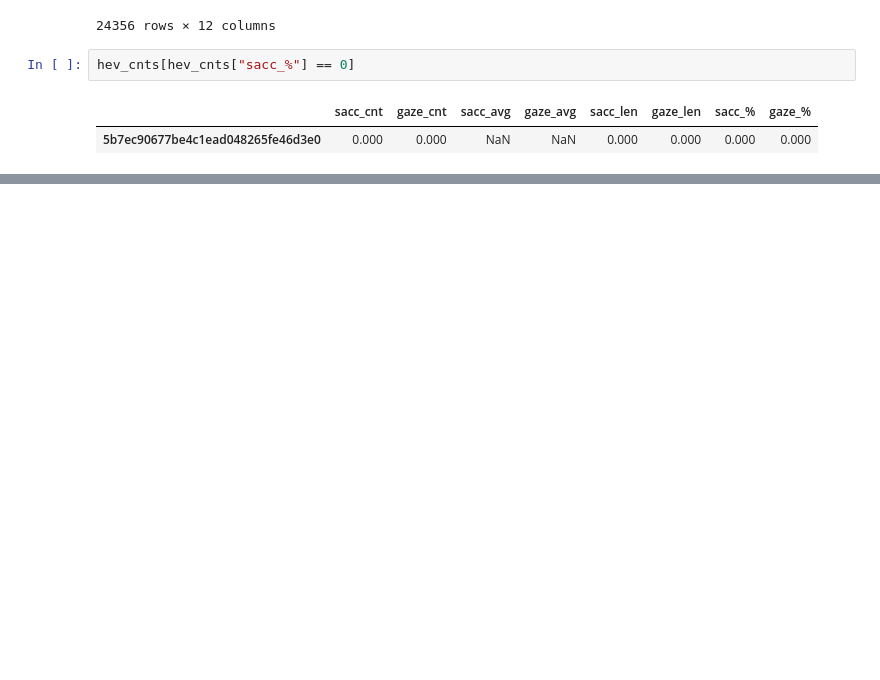
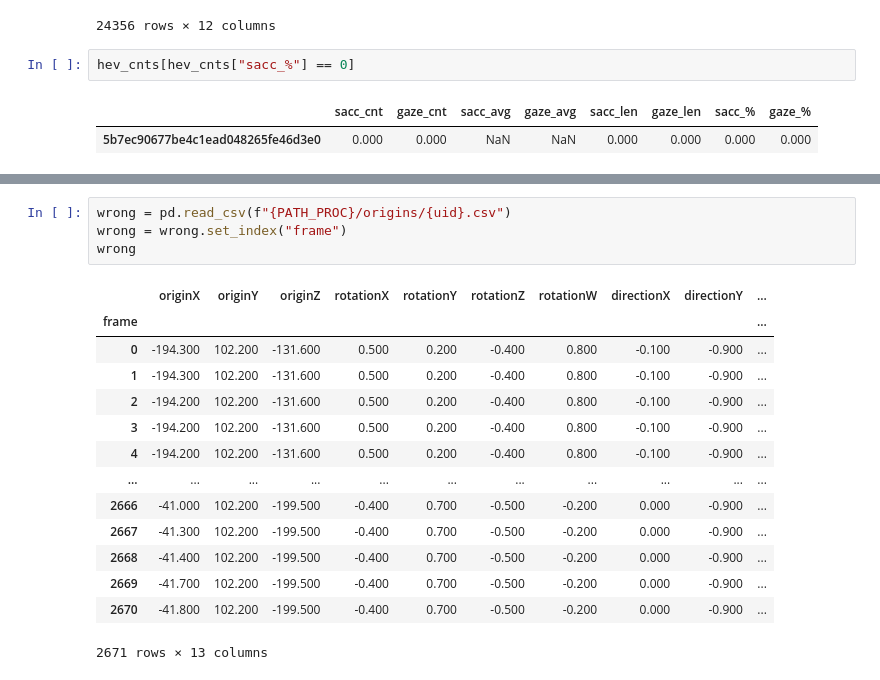
Before and after one commit to mvidaldp/msw-bmbf_da, a Jupyter notebook: 1_data_preprocessing.ipynb, the cells around one changed output, grey strips where cells are left out. Drawn from its saved outputs; the diff is of its cells as text; blank space fills up the shorter version.

```diff
--- a/1_data_preprocessing.ipynb
+++ b/1_data_preprocessing.ipynb
@@ -827,3 +840,22 @@ wrong = pd.read_csv(f"{PATH_PROC}/gazes/5b7ec90677be4c1ead048265fe46d3e0.csv")
 wrong
 # %% [output]
 |  | name | group | start | end | nHits | distance |
+# %%
+wrong = pd.read_csv(f"{PATH_PROC}/origins/{uid}.csv")
+wrong = wrong.set_index("frame")
+wrong
+# %% [output]
+|  | originX | originY | originZ | rotationX | rotationY | rotationZ | rotationW | directionX | directionY | ... |
+| frame |  |  |  |  |  |  |  |  |  | ... |
+| 0 | -194.300 | 102.200 | -131.600 | 0.500 | 0.200 | -0.400 | 0.800 | -0.100 | -0.900 | ... |
+| 1 | -194.300 | 102.200 | -131.600 | 0.500 | 0.200 | -0.400 | 0.800 | -0.100 | -0.900 | ... |
+| 2 | -194.200 | 102.200 | -131.600 | 0.500 | 0.200 | -0.400 | 0.800 | -0.100 | -0.900 | ... |
+| 3 | -194.200 | 102.200 | -131.600 | 0.500 | 0.200 | -0.400 | 0.800 | -0.100 | -0.900 | ... |
+| 4 | -194.200 | 102.200 | -131.600 | 0.500 | 0.200 | -0.400 | 0.800 | -0.100 | -0.900 | ... |
+| ... | ... | ... | ... | ... | ... | ... | ... | ... | ... | ... |
+| 2666 | -41.000 | 102.200 | -199.500 | -0.400 | 0.700 | -0.500 | -0.200 | 0.000 | -0.900 | ... |
+| 2667 | -41.300 | 102.200 | -199.500 | -0.400 | 0.700 | -0.500 | -0.200 | 0.000 | -0.900 | ... |
+| 2668 | -41.400 | 102.200 | -199.500 | -0.400 | 0.700 | -0.500 | -0.200 | 0.000 | -0.900 | ... |
+| 2669 | -41.700 | 102.200 | -199.500 | -0.400 | 0.700 | -0.500 | -0.200 | 0.000 | -0.900 | ... |
+| 2670 | -41.800 | 102.200 | -199.500 | -0.400 | 0.700 | -0.500 | -0.200 | 0.000 | -0.900 | ... |
+2671 rows × 13 columns
```
Also changed, not shown: parts of 16 cells of this notebook, 14 other files.
